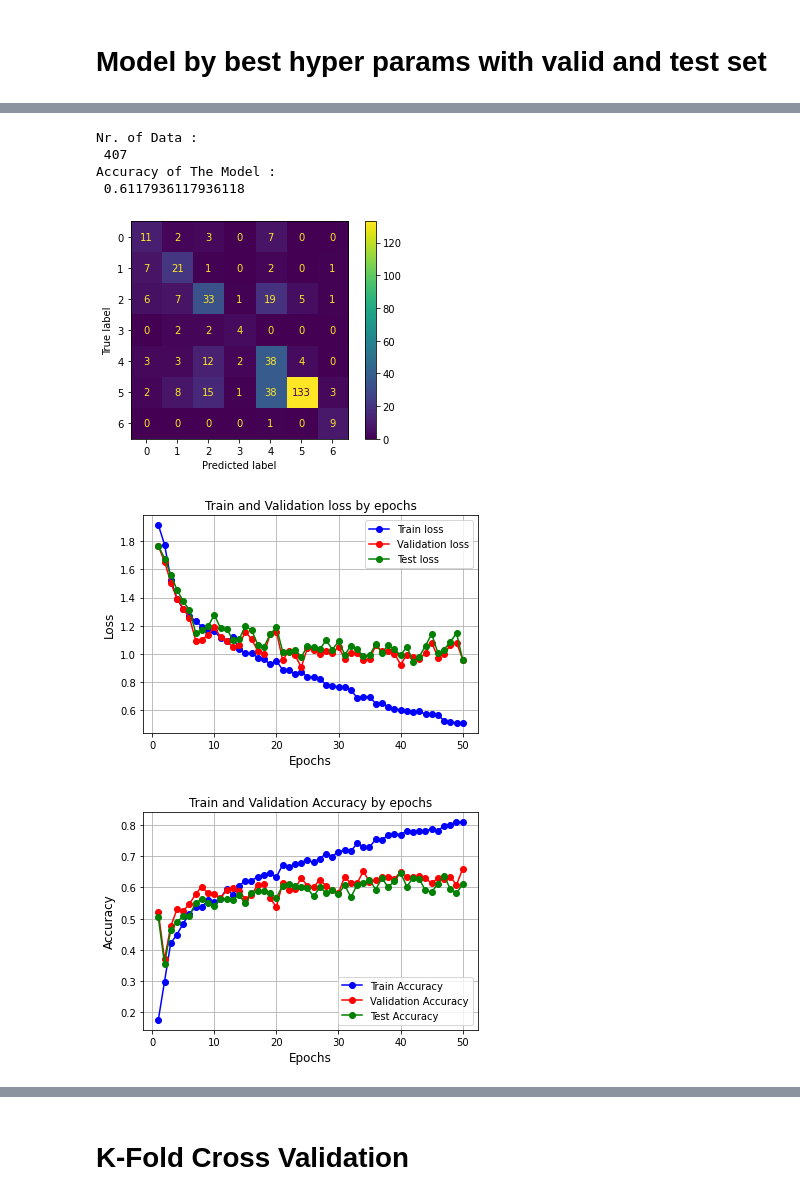
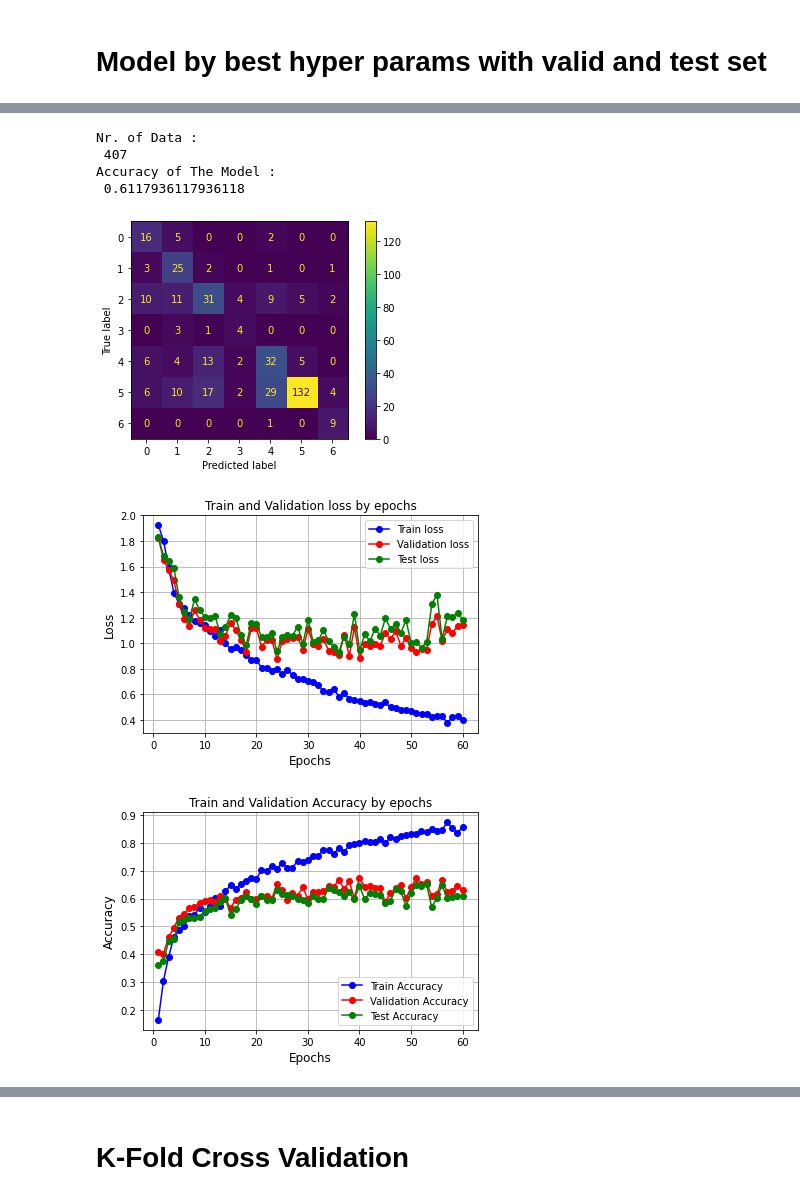
Before and after one commit to sepandms/SkinCare, a Jupyter notebook: CNN_280x210.ipynb, the cells around one changed output, grey strips where cells are left out. Cells and saved outputs as stored; diff of their text form; code cells hidden in the pictures.

```diff
--- a/CNN_280x210.ipynb
+++ b/CNN_280x210.ipynb
@@ -673,3 +897,25 @@ Model_Grid.train()
+# %%
+def plot_loss_accuracy(model_):
+    epochs_X = [i for i in range(1, len( list(model_['train_epoch_loss'])[0]) +1)]
+    plt.subplots(figsize=(6,4))
+    plt.plot(epochs_X , list(model_.train_epoch_loss)[0] , 'bo-', label='Train loss')
+    plt.plot(epochs_X , list(model_.valid_epoch_loss)[0],'ro-', label='Validation loss')
+    plt.plot(epochs_X , list(model_.test_epoch_loss)[0],'go-', label='Test loss')
+    plt.xlabel("Epochs", fontsize = 12)
+    plt.ylabel("Loss", fontsize = 12)
+    plt.grid()
+    plt.legend()
+    plt.title('Train and Validation loss by epochs')
+    plt.show()
+    plt.plot(epochs_X , list(model_.train_epoch_acc)[0] , 'bo-', label='Train Accuracy')
+    plt.plot(epochs_X , list(model_.valid_epoch_acc)[0] ,'ro-', label='Validation Accuracy')
+    plt.plot(epochs_X , list(model_.test_epoch_acc)[0] ,'go-', label='Test Accuracy')
+    plt.xlabel("Epochs", fontsize = 12)
+    plt.ylabel("Accuracy", fontsize = 12)
+    plt.grid()
+    plt.legend()
+    plt.title('Train and Validation Accuracy by epochs')
+    plt.show()
 # %%
 Grid_Details['test_accuracy'][:5], Grid_Details['hyper_param'][0]
 # %% [output]
@@ -730,10 +976,10 @@ param1 = {'LR': 1e-3,
  'Momentum': 0.9,
  'Net': CNN_Nets.Net8,
  'batch_size': 24,
- 'epochs': 50,
+ 'epochs': 60,
  'loss_func': torch.nn.modules.loss.CrossEntropyLoss,
  'opt_func': torch.optim.SGD,
- 'weight_decay': 1e-6}
+ 'weight_decay': 1e-2}
 
 # with data loader
 Model_Best_Grid = Model_Training_with_loader(**param1,w_sampler = w_sampler , trainDataset = trainDataset, validDataset = validDataset , X_test = X_test, Y_test = Y_test, print_epochs =print_epochs,hyper_params=param1)
@@ -746,18 +1010,18 @@ Model_Best_Grid.train()
 # %%
 model_ = Model_Best_Grid
-model_1 = Model_Best_Grid.model.eval().to('cpu')
+model_1 = model_.model.eval().to('cpu')
 X = input_data[2]
 Y = labels[2]
 Y_pred = model_1(X).argmax(dim=1)
 results = confusion_matrix(Y,Y_pred)
 plot_loss_accuracy(model_)
 results
 # %% [output]
 Nr. of Data :
  407
 Accuracy of The Model :
  0.6117936117936118
-[figure, old version]
+[figure, new version]
-[figure, old version]
+[figure, new version]
-[figure, old version]
+[figure, new version]
 |  | weights | Precision | Recall_Sensitivity | Specificity | f1_score |
```
Also changed, not shown: parts of 11 cells of this notebook.
